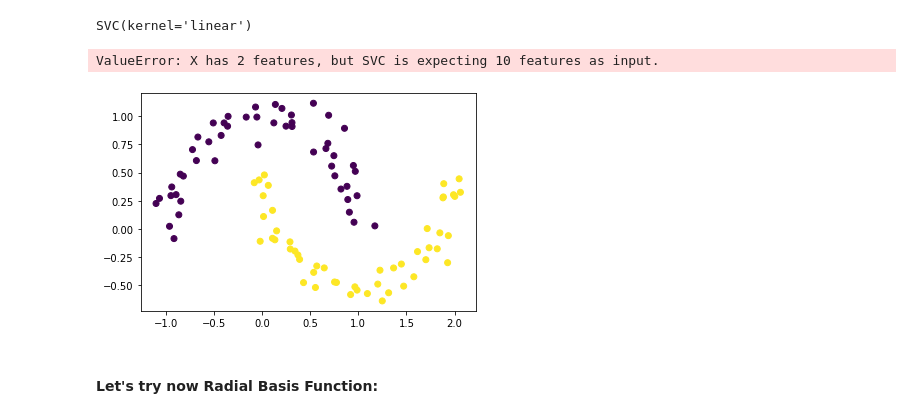
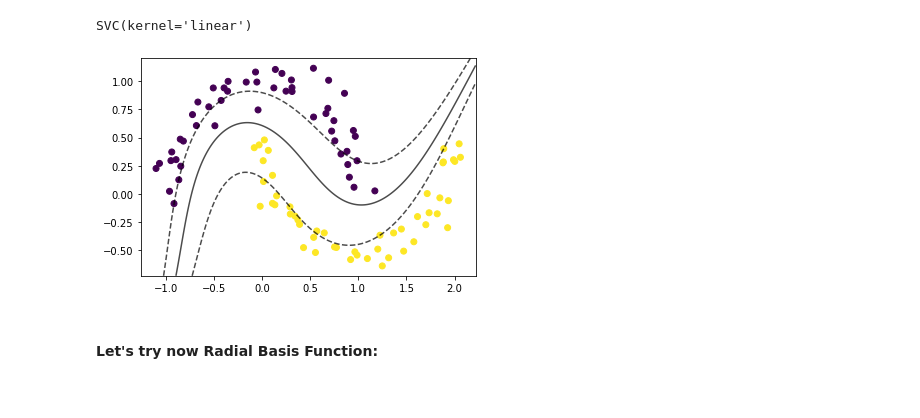
Before and after one commit to barnabasp/ML_Course, a Jupyter notebook: 7/hw7_bporfy.ipynb, the cells around one changed output. Cells and saved outputs as stored; diff of their text form; code cells hidden in the pictures.

```diff
--- a/7/hw7_bporfy.ipynb
+++ b/7/hw7_bporfy.ipynb
@@ -195,11 +196,10 @@ linSVM_1.fit(polyX,y)
 # %% [output]
 SVC(kernel='linear')
 # %%
-plotBoundaries(data=X, target=y, model=linSVM_1,z_val=-1, column_1=0, column_2=1)
+plotBoundaries(data=X, target=y, model=pipe_1,z_val=-1, column_1=0, column_2=1, supp_vec=False)
 #plotBoundaries(data=X, target=y, model=pipe_1000,z_val=-1, column_1=0, column_2=1)
 # %% [output]
-ValueError: X has 2 features, but SVC is expecting 10 features as input.
-[figure, old version]
+[figure, new version]
 # %% [markdown]
 #### Let's try now Radial Basis Function:
 # %%
```
Also changed, not shown: parts of 12 cells of this notebook.
